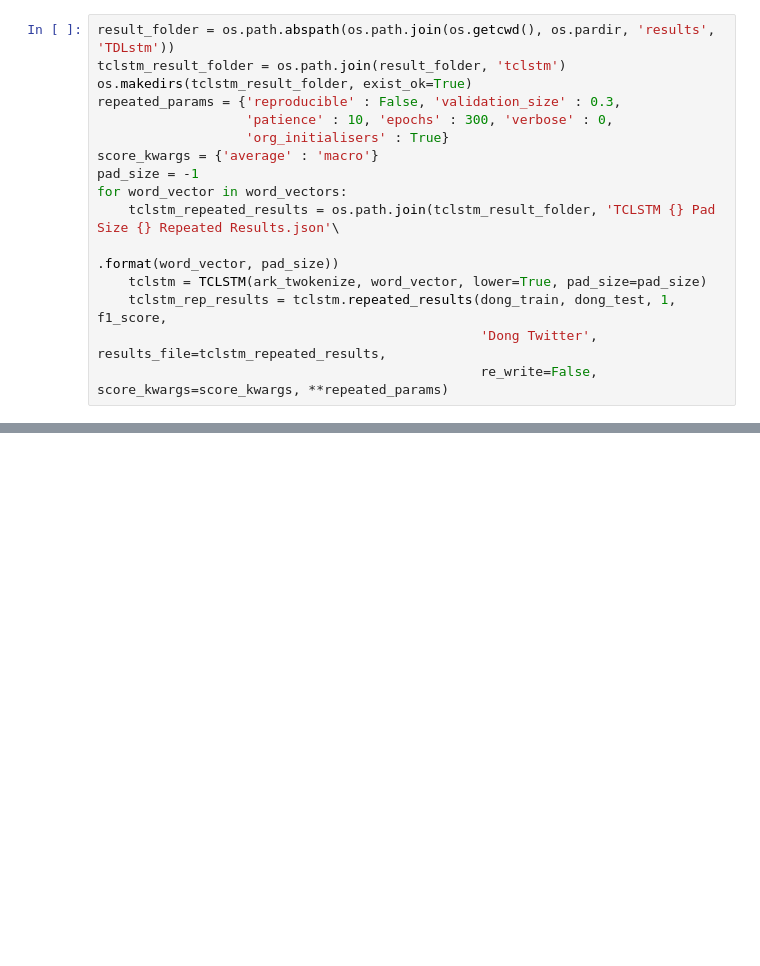
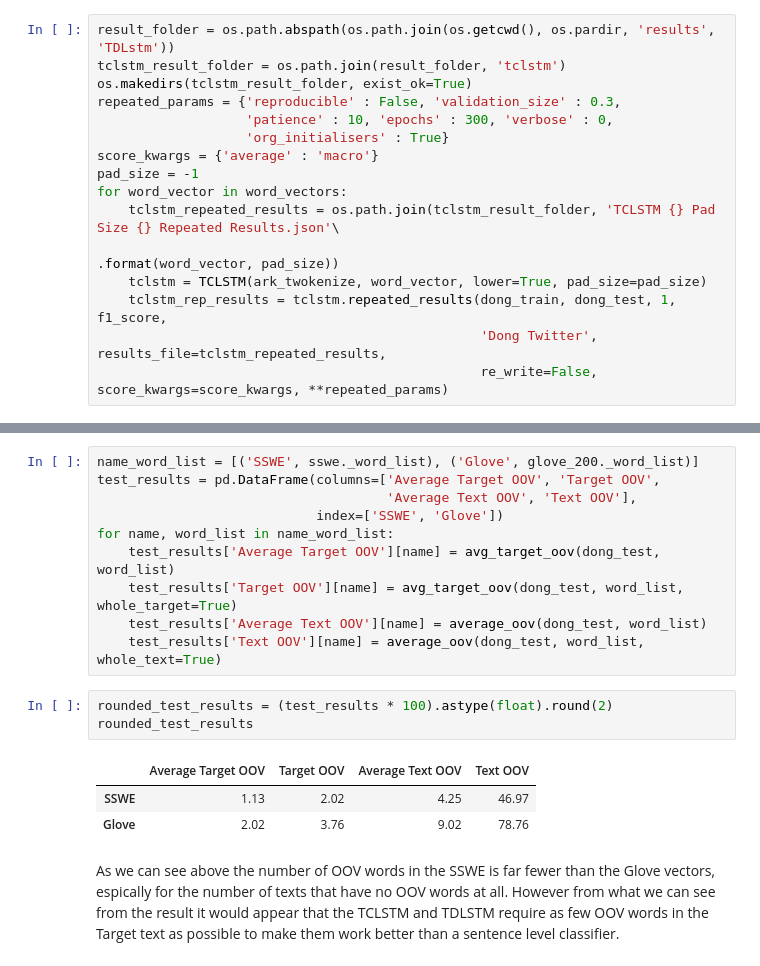
Before and after one commit to apmoore1/Bella, a Jupyter notebook: notebooks/LSTM.ipynb, the cells around one changed output, grey strips where cells are left out. Cells and saved outputs as stored; diff of their text form; blank space fills up the shorter version.

```diff
--- a/notebooks/LSTM.ipynb
+++ b/notebooks/LSTM.ipynb
@@ -193,0 +261,19 @@ pd.DataFrame(mean_glove_200_results, index=['Original', 'Reproduced']).round(1)
+# %%
+name_word_list = [('SSWE', sswe._word_list), ('Glove', glove_200._word_list)]
+test_results = pd.DataFrame(columns=['Average Target OOV', 'Target OOV',
+                                     'Average Text OOV', 'Text OOV'],
+                            index=['SSWE', 'Glove'])
+for name, word_list in name_word_list:
+    test_results['Average Target OOV'][name] = avg_target_oov(dong_test, word_list)
+    test_results['Target OOV'][name] = avg_target_oov(dong_test, word_list, whole_target=True)
+    test_results['Average Text OOV'][name] = average_oov(dong_test, word_list)
+    test_results['Text OOV'][name] = average_oov(dong_test, word_list, whole_text=True)
+# %%
+rounded_test_results = (test_results * 100).astype(float).round(2)
+rounded_test_results
+# %% [output]
+|  | Average Target OOV | Target OOV | Average Text OOV | Text OOV |
+| SSWE | 1.13 | 2.02 | 4.25 | 46.97 |
+| Glove | 2.02 | 3.76 | 9.02 | 78.76 |
+# %% [markdown]
+As we can see above the number of OOV words in the SSWE is far fewer than the Glove vectors, espically for the number of texts that have no OOV words at all. However from what we can see from the result it would appear that the TCLSTM and TDLSTM require as few OOV words in the Target text as possible to make them work better than a sentence level classifier.
```
Also changed, not shown: parts of 14 cells of this notebook, 1 other file.
